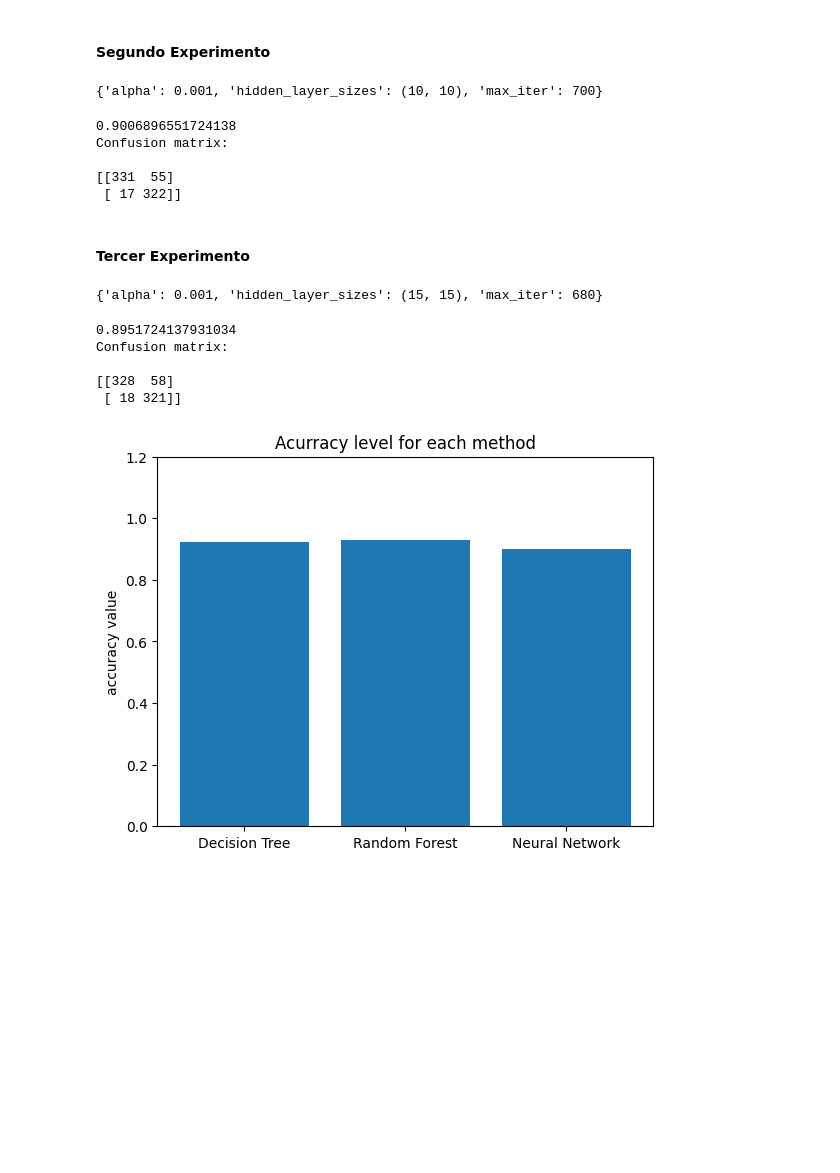
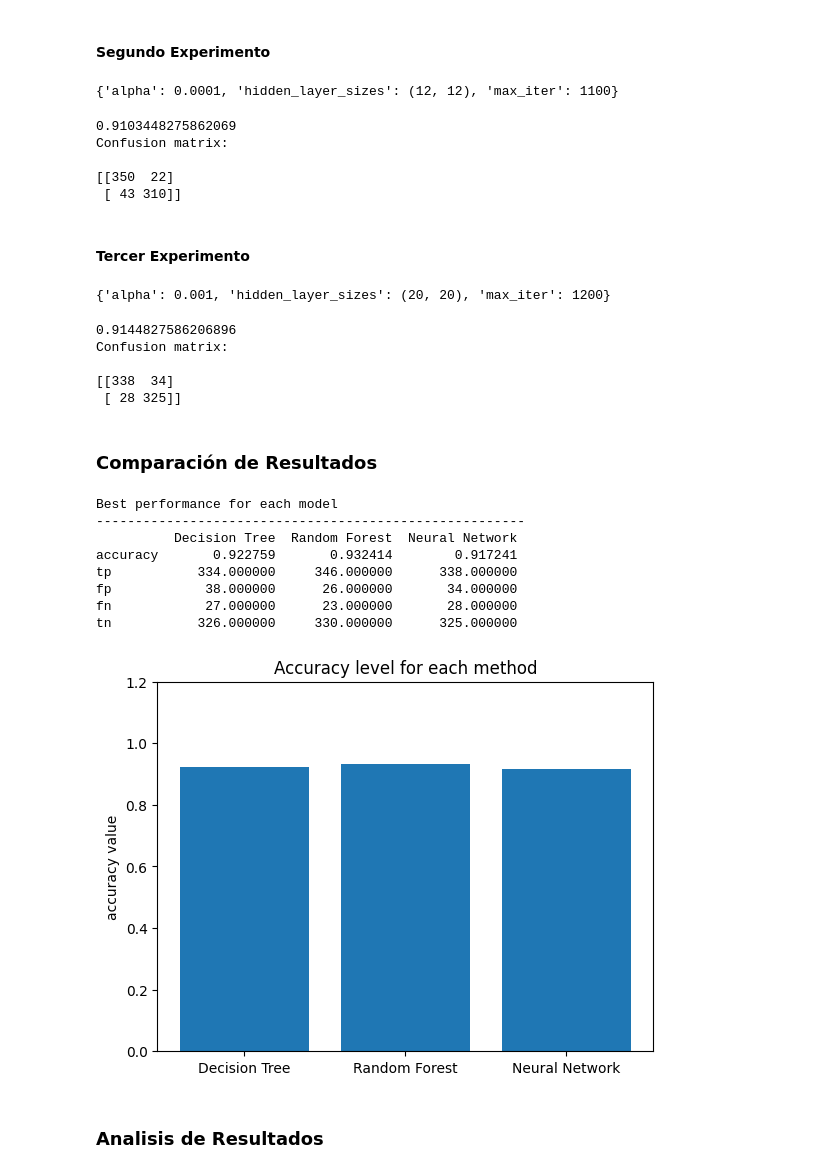
Before and after one commit to Myself2903/Spam-classification-problem, a Jupyter notebook: main.ipynb, the cells around one changed output. Saved outputs shown, nothing was run; the diff lists cells and outputs as text; code cells hidden in the pictures; blank space fills up the shorter version.

```diff
--- a/main.ipynb
+++ b/main.ipynb
@@ -681,62 +677,90 @@ Confusion matrix:
 param_grid = {
     'hidden_layer_sizes': [(12,12), (10,10), (15,15), (12,12,12)],
     'alpha': [0.001, 0.005, 0.0001],
-    'max_iter':  [600, 700, 800, 900],
+    'max_iter':  [900, 1000, 1100],
 }
-grid_mlp = GridSearchCV(mlp, param_grid, cv=5, scoring="accuracy")
+grid_mlp = GridSearchCV(mlp, param_grid, cv=50, scoring="accuracy",  n_jobs=-1)
 grid_mlp.fit(X_train_scaled, y_train)
 print(grid_mlp.best_params_)
 # %% [output]
-{'alpha': 0.001, 'hidden_layer_sizes': (10, 10), 'max_iter': 700}
+{'alpha': 0.0001, 'hidden_layer_sizes': (12, 12), 'max_iter': 1100}
 # %%
 mlp_pred = grid_mlp.predict(X_test_scaled)
 mlp_curr_acc = accuracy_score(y_test, mlp_pred)
-if mlp_curr_acc > mlp_best_score: mlp_best_score = mlp_curr_acc
+if mlp_curr_acc > mlp_best_score:
+    mlp_best_score = mlp_curr_acc
+    mlp_best_matrix = confusion_matrix(y_test, mlp_pred)
+
 print(mlp_curr_acc)
 print("Confusion matrix:\n")
-print(confusion_matrix(y_test, mlp_pred))
+print(mlp_best_matrix)
 # %% [output]
-0.9006896551724138
+0.9103448275862069
 Confusion matrix:
 
-[[331  55]
- [ 17 322]]
+[[350  22]
+ [ 43 310]]
 # %% [markdown]
 #### __Tercer Experimento__
 # %%
 param_grid = {
-    'hidden_layer_sizes': [(15,15), (20,20), (15,15,15), (20,20,20)],
+    'hidden_layer_sizes': [(12,12), (20,20), (50,50)],
     'alpha': [0.001, 0.005, 0.0001],
-    'max_iter':  [680, 700, 730],
+    'max_iter':  [1050, 1100, 1200],
 }
-grid_mlp = GridSearchCV(mlp, param_grid, cv=5, scoring="accuracy")
+grid_mlp = GridSearchCV(mlp, param_grid, cv=50, scoring="accuracy",  n_jobs=-1)
 grid_mlp.fit(X_train_scaled, y_train)
 print(grid_mlp.best_params_)
 # %% [output]
-{'alpha': 0.001, 'hidden_layer_sizes': (15, 15), 'max_iter': 680}
+{'alpha': 0.001, 'hidden_layer_sizes': (20, 20), 'max_iter': 1200}
 # %%
 mlp_pred = grid_mlp.predict(X_test_scaled)
 mlp_curr_acc = accuracy_score(y_test, mlp_pred)
-if mlp_curr_acc > mlp_best_score: mlp_best_score = mlp_curr_acc
+if mlp_curr_acc > mlp_best_score:
+    mlp_best_score = mlp_curr_acc
+    mlp_best_matrix = confusion_matrix(y_test, mlp_pred)
+
 print(mlp_curr_acc)
 print("Confusion matrix:\n")
-print(confusion_matrix(y_test, mlp_pred))
+print(mlp_best_matrix)
 # %% [output]
-0.8951724137931034
+0.9144827586206896
 Confusion matrix:
 
-[[328  58]
- [ 18 321]]
+[[338  34]
+ [ 28 325]]
+# %% [markdown]
+### __Comparación de Resultados__
 # %%
-categories = ["Decision Tree", "Random Forest", "Neural Network"]
+df_data = {
+    'Decision Tree': [dtc_best_score]+[value for row in dtc_best_matrix for value in row],
+    'Random Forest': [rfc_best_score]+[value for row in rfc_best_matrix for value in row],
+    "Neural Network": [mlp_best_score]+[value for row in mlp_best_matrix for value in row]
+}
+
+df_indexes = ["accuracy", "tp", "fp", "fn", "tn"]
+df = pd.DataFrame(data=df_data, index=df_indexes)
+print("Best performance for each model")
+print("-"*55)
+print(df)
 
 x = np.arange(len(categories))
 score_data = [dtc_best_score, rfc_best_score, mlp_best_score]
 
 plt.bar(categories, score_data)
 plt.ylabel("accuracy value")
-plt.title('Acurracy level for each method')
+plt.title('Accuracy level for each method')
 plt.ylim(0, 1.2)
 plt.show()
 # %% [output]
+Best performance for each model
+-------------------------------------------------------
+          Decision Tree  Random Forest  Neural Network
+accuracy       0.922759       0.932414        0.917241
+tp           334.000000     346.000000      338.000000
+fp            38.000000      26.000000       34.000000
+fn            27.000000      23.000000       28.000000
+tn           326.000000     330.000000      325.000000
-[figure, old version]
+[figure, new version]
+# %% [markdown]
+### __Analisis de Resultados__
```
Also changed, not shown: parts of 38 cells of this notebook, 1 other file.
